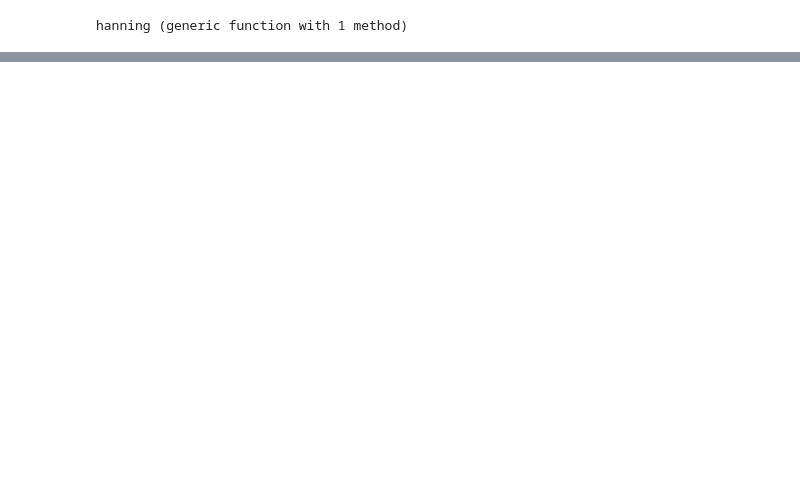
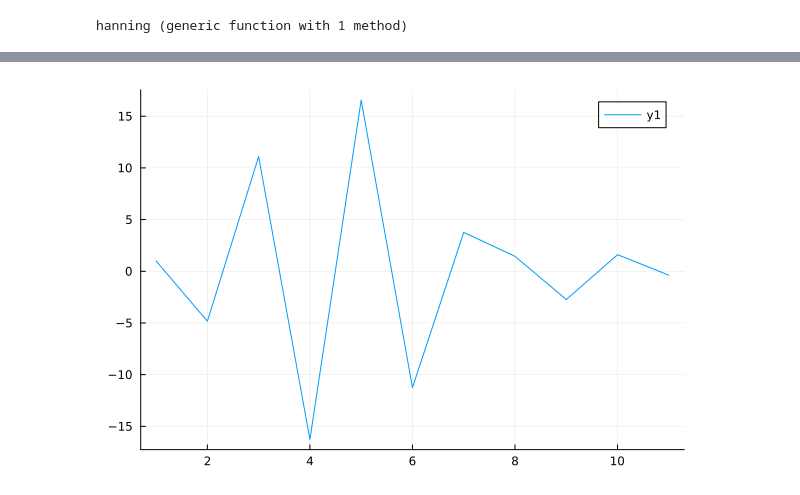
Before and after one commit to tschnoor/demonstration-notebooks, a Jupyter notebook: linear_makhoul_1975.ipynb, the cells around one changed output, grey strips where cells are left out. Drawn from its saved outputs; the diff is of its cells as text; code cells hidden in the pictures; blank space fills up the shorter version.

```diff
--- a/linear_makhoul_1975.ipynb
+++ b/linear_makhoul_1975.ipynb
@@ -35,0 +93,7 @@ hanning (generic function with 1 method)
+# %%
+# # Test
+coefficients = durbin(ac, order)
+# println(coefficients)
+plot(coefficients)
+# %% [output]
+[figure, added]
```
Also changed, not shown: parts of 20 cells of this notebook.
